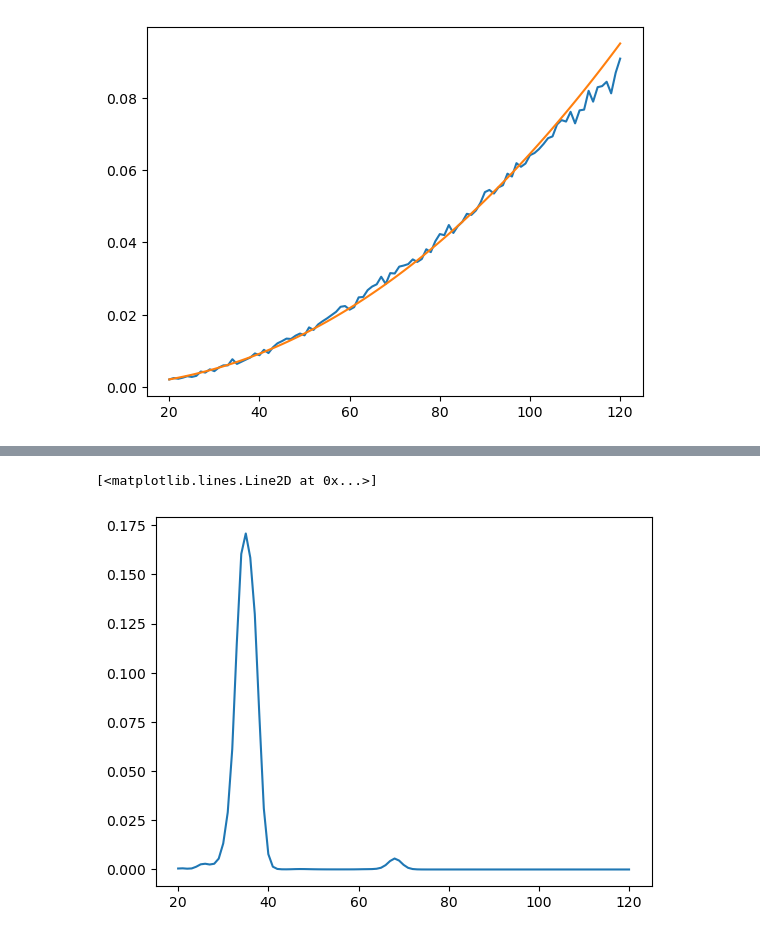
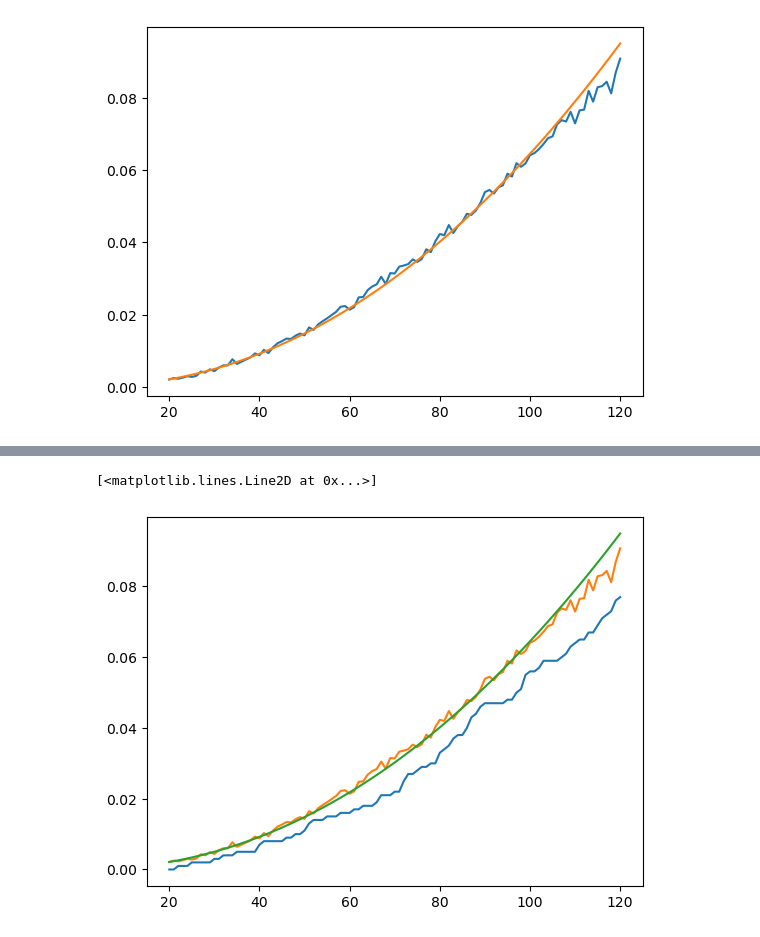
Before and after one commit to seanmacb/northstars_S26B_prep, a Jupyter notebook: infer_H0_simulation_for_proposal/scripts_tathagata/H0infer.ipynb, the cells around one changed output, grey strips where cells are left out. Drawn from its saved outputs; the diff is of its cells as text; code cells hidden in the pictures.

```diff
--- a/infer_H0_simulation_for_proposal/scripts_tathagata/H0infer.ipynb
+++ b/infer_H0_simulation_for_proposal/scripts_tathagata/H0infer.ipynb
@@ -107,6 +115,41 @@ dlGW = parameters['luminosity_distance'].to_numpy()
 raGW = parameters['ra'].to_numpy()
 decGW = parameters['dec'].to_numpy()
 zGW = dl2z(dlGW)
+# %%
+cosmo_true = FlatLambdaCDM (H0=70, Om0=0.3)
+
+zref = np.linspace (0, 1.5, 1000)
+dlref = cosmo_true.luminosity_distance(zref).value
+dl2z = interp1d(dlref, zref)
+
+
+parameters = pd.read_csv('GWparameters.txt', sep=' ')
+
+dlGW_true = parameters['luminosity_distance'].to_numpy()
+zGW_true = dl2z(dlGW)
+
+with open ('fim_study_1.p', 'rb') as f:
+    fim = pickle.load(f)
+
+snr = fim ['snr']
+
+selH0 = np.zeros (H0_array.size)
+
+for hh, H0 in enumerate(H0_array):
+    cosmo_H0 = FlatLambdaCDM (H0=H0, Om0=0.3)
+
+    snr_newH0 = snr*dlGW_true/cosmo_H0.luminosity_distance(zGW_true).value
+    det_test = np.where(snr_newH0>=snr_thresh) [0]
+    selH0[hh] = det_test.size/snr_newH0.size
+
+
+plt.plot (H0_array, selH0)
+
+plt.plot (H0_array, pdet)
+plt.plot (H0_array, pdet_fit)
+# %% [output]
+[<matplotlib.lines.Line2D at 0x...>]
+[figure, added]
 # %%
 zref = np.linspace (0, 5, 5000)
 
@@ -190,9 +238,0 @@ for gg, gw_id in enumerate(tqdm(det_id)) :
-# %%
-pH0_final = np.exp(np.sum(np.log(pH0_array_events), axis=0)-det_id.size*alpha*np.log(H0_array))
-pH0_final[np.isnan(pH0_final)] = 0
-pH0_final /= simpson(x=H0_array, y=pH0_final)
-
-plt.plot( H0_array, pH0_final)
-# %% [output]
-[<matplotlib.lines.Line2D at 0x...>]
-[figure, removed]
```
Also changed, not shown: parts of 4 cells of this notebook.
